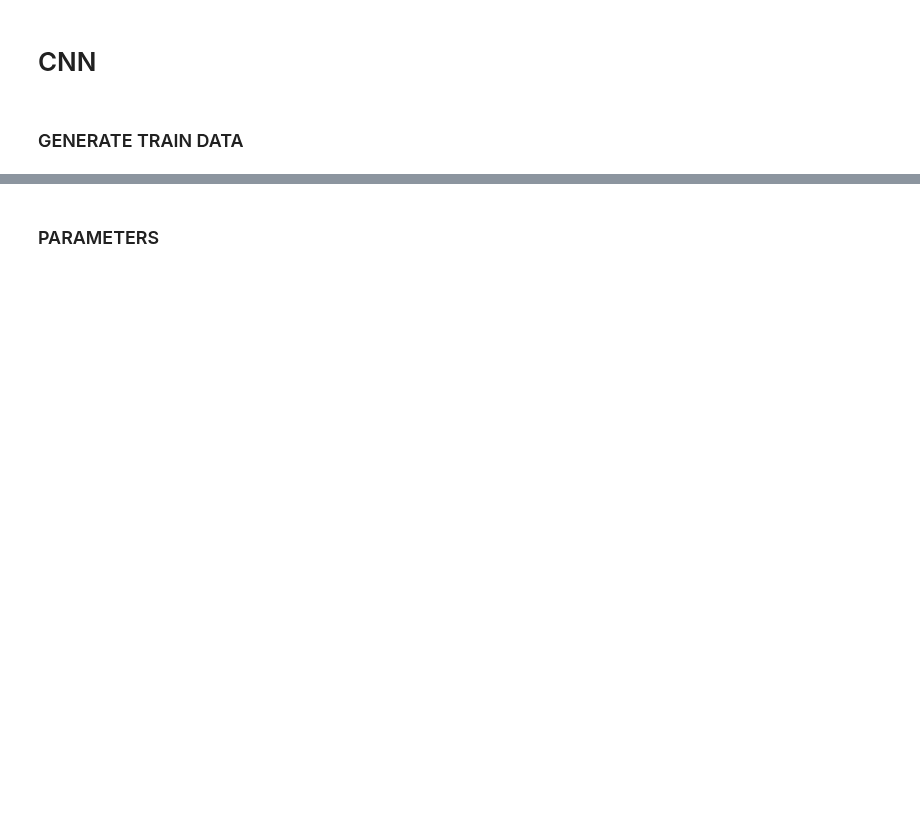
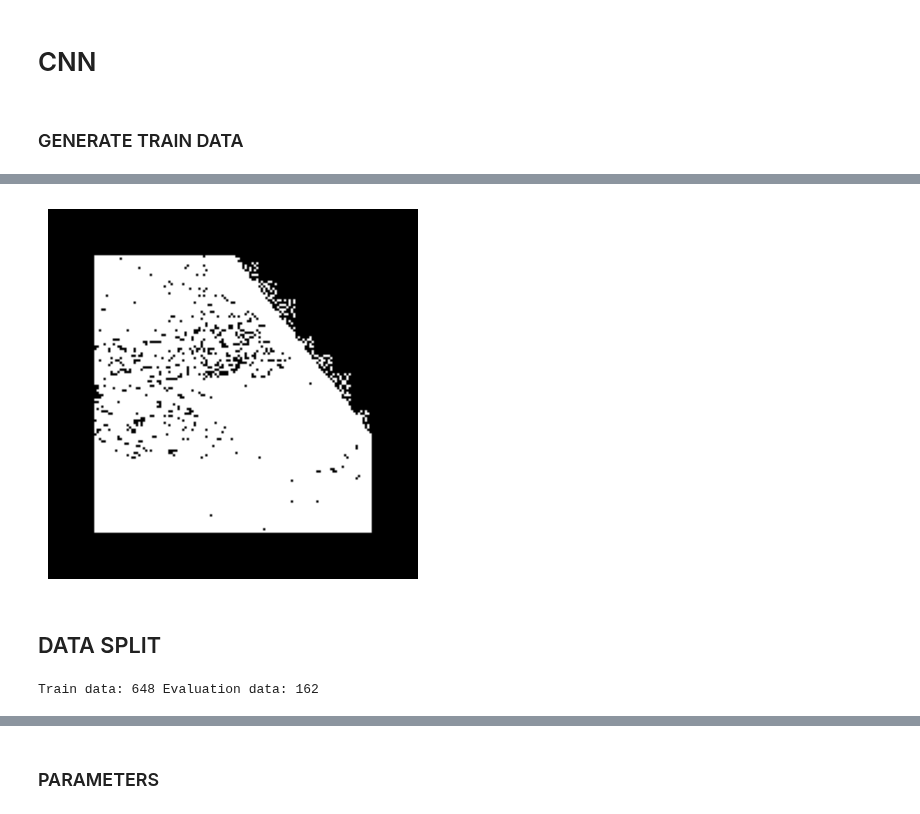
Before and after one commit to DanPinGar/python-machine-learning, a Jupyter notebook: emboendo_ML/embo_CNN_lab/CNN_labV2.ipynb, the cells around one changed output, grey strips where cells are left out. Cells and saved outputs as stored; diff of their text form; code cells hidden in the pictures; blank space fills up the shorter version.

```diff
--- a/emboendo_ML/embo_CNN_lab/CNN_labV2.ipynb
+++ b/emboendo_ML/embo_CNN_lab/CNN_labV2.ipynb
@@ -52,6 +72,7 @@ if test_data:
 
     Xx_train=x_train[0:number_data_points]
     Yy_train=y_train[0:number_data_points]
+    recs=recs[0:number_data_points]
 
 else:
 
@@ -61,0 +83,4 @@ else:
+# %%
+idx_permut = np.random.permutation(len(Xx_train))
+Xx_train,Yy_train=Xx_train[idx_permut],Yy_train[idx_permut]
+recs=list(np.take(recs, idx_permut))
@@ -61,0 +95,6 @@ else:
+# %%
+fig_lib.vid_show(Xx_train[idx],t_btw_frm=t_btw_frm)
+# %% [output]
+[figure, added]
+# %% [markdown]
+## DATA SPLIT
@@ -62,11 +106,11 @@ else:
 # %%
-# X_train,Y_train,X_eval,Y_eval
 
-test_size=0.2
-X_train, X_eval, Y_train, Y_eval = train_test_split(Xx_train, Yy_train, test_size=test_size) #,random_state=42)
+X_train, X_eval, Y_train, Y_eval = train_test_split(Xx_train, Yy_train, test_size=test_size, shuffle=False) #,random_state=42)
 
 print('Train data:',len(Y_train),'Evaluation data:',len(Y_eval))
 if test_data:print('Test_len:',test_len)
+# %% [output]
+Train data: 648 Evaluation data: 162
 # %%
 # check data
 
```
Also changed, not shown: parts of 42 cells of this notebook, 4 other files.
